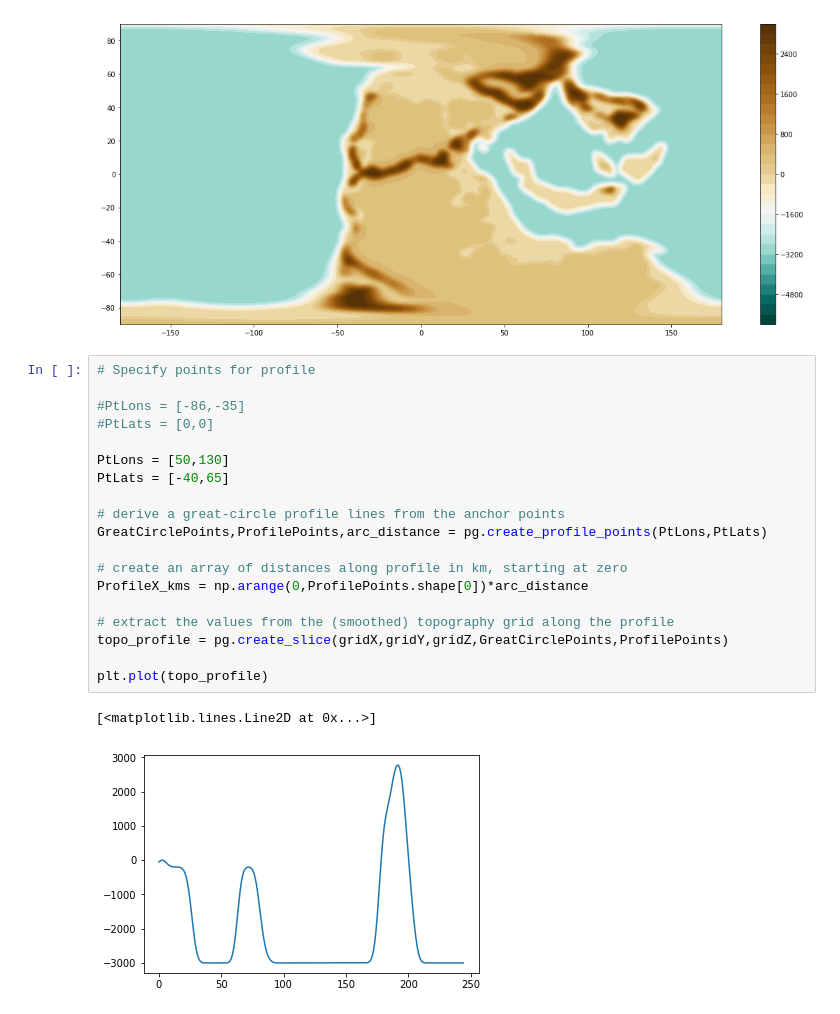
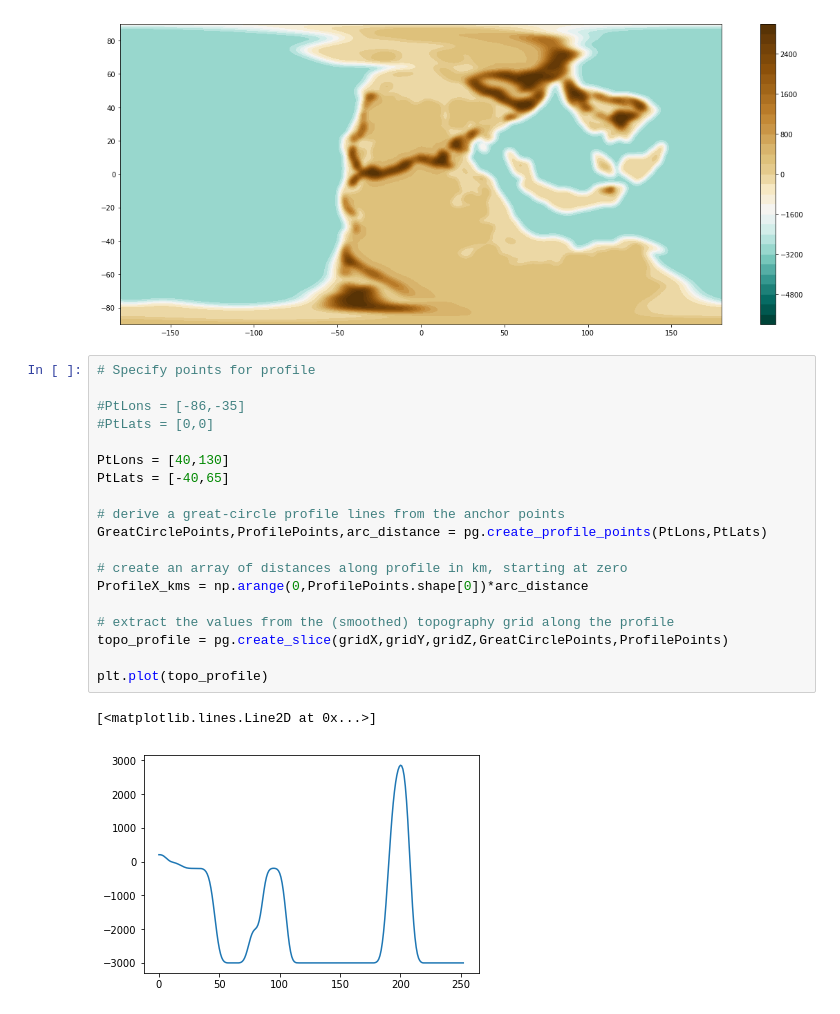
Before and after one commit to siwill22/paleogeography, a Jupyter notebook: paleotopo-cross-section-from-function-calls.ipynb, the cells around one changed output. Drawn from its saved outputs; the diff is of its cells as text.

```diff
--- a/paleotopo-cross-section-from-function-calls.ipynb
+++ b/paleotopo-cross-section-from-function-calls.ipynb
@@ -139,25 +139,25 @@ plt.show()
 # %%
 # Specify points for profile
 
 #PtLons = [-86,-35]
 #PtLats = [0,0]
 
-PtLons = [50,130]
+PtLons = [40,130]
 PtLats = [-40,65]
 
 # derive a great-circle profile lines from the anchor points
 GreatCirclePoints,ProfilePoints,arc_distance = pg.create_profile_points(PtLons,PtLats)
 
 # create an array of distances along profile in km, starting at zero
 ProfileX_kms = np.arange(0,ProfilePoints.shape[0])*arc_distance
 
 # extract the values from the (smoothed) topography grid along the profile
 topo_profile = pg.create_slice(gridX,gridY,gridZ,GreatCirclePoints,ProfilePoints)
 
 plt.plot(topo_profile)
 # %% [output]
 [<matplotlib.lines.Line2D at 0x...>]
-[figure, old version]
+[figure, new version]
 # %%
 # generate a pygplates polyline feature from the densely sampled great-circle points
 cross_section_geometry = pygplates.PolylineOnSphere(GreatCirclePoints)
```
Also changed, not shown: parts of 5 cells of this notebook.
